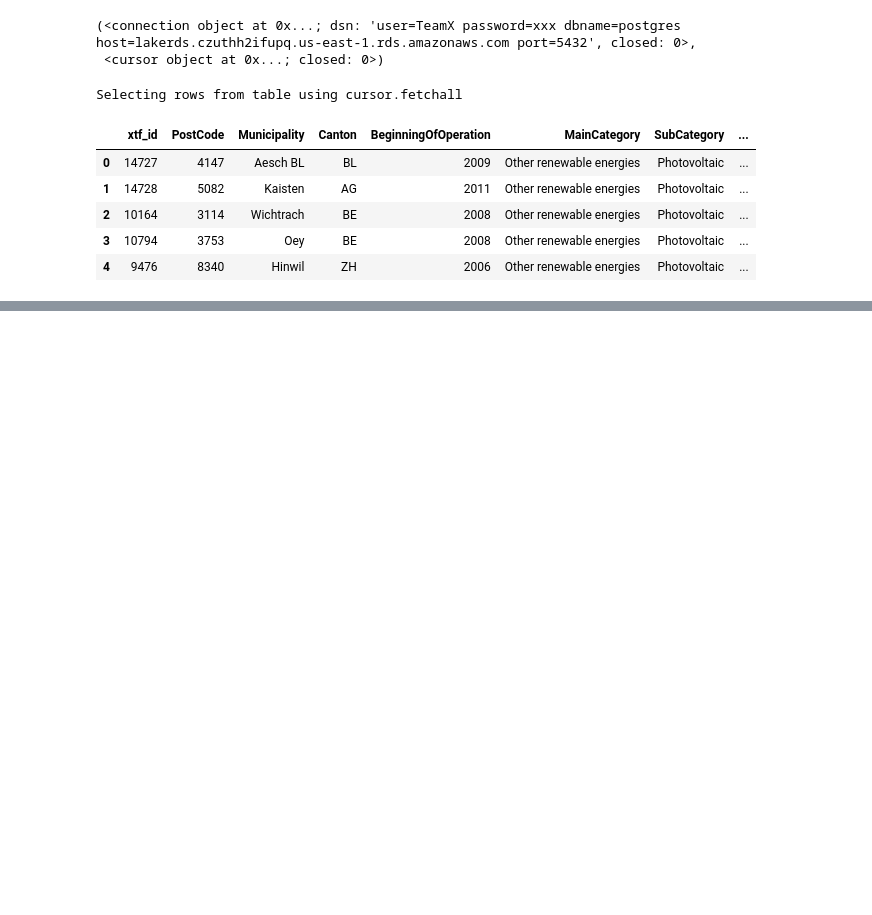
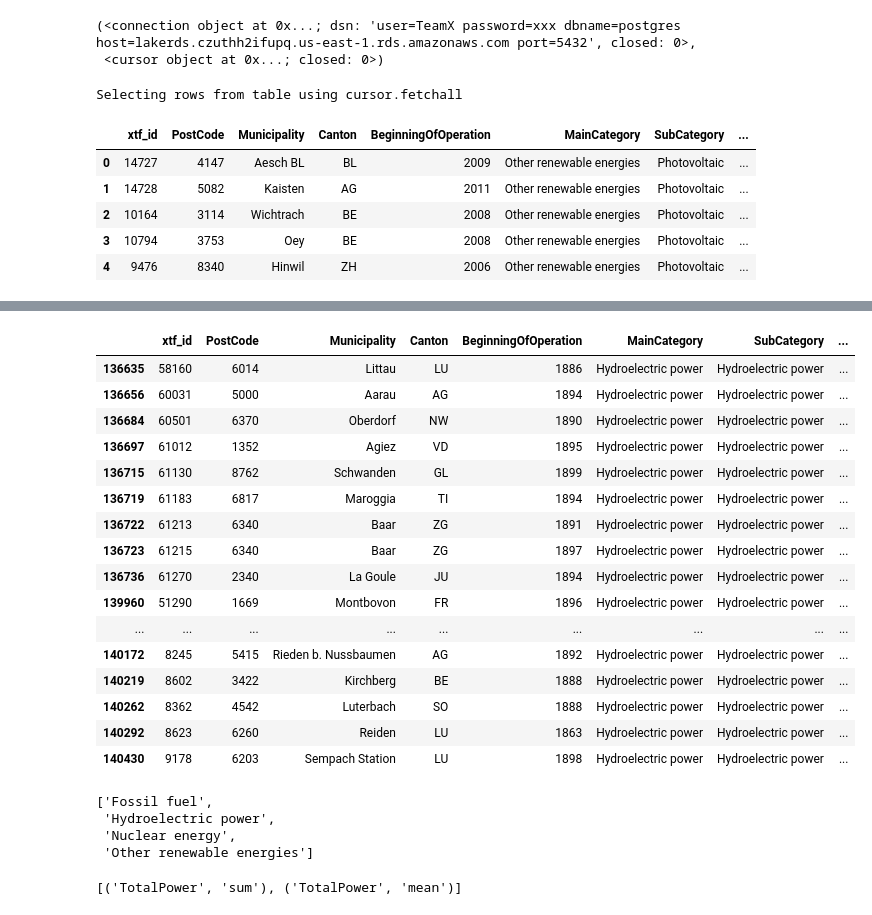
Before and after one commit to FBigler/DWL-Project, a Jupyter notebook: PostgreSQL/Connect_lakerds_LR.ipynb, the cells around one changed output, grey strips where cells are left out. Saved outputs shown, nothing was run; the diff lists cells and outputs as text; code cells hidden in the pictures; blank space fills up the shorter version.

```diff
--- a/PostgreSQL/Connect_lakerds_LR.ipynb
+++ b/PostgreSQL/Connect_lakerds_LR.ipynb
@@ -54,0 +85,44 @@ df.head()
+# %%
+# Checking year of Beginning of operation
+list_years = sorted(list(df['BeginningOfOperation'].drop_duplicates()))
+list_years
+df_18xx = df.loc[df['BeginningOfOperation'] <= 1899]
+df_18xx
+# %% [output]
+|  | xtf_id | PostCode | Municipality | Canton | BeginningOfOperation | MainCategory | SubCategory | ... |
+| 136635 | 58160 | 6014 | Littau | LU | 1886 | Hydroelectric power | Hydroelectric power | ... |
+| 136656 | 60031 | 5000 | Aarau | AG | 1894 | Hydroelectric power | Hydroelectric power | ... |
+| 136684 | 60501 | 6370 | Oberdorf | NW | 1890 | Hydroelectric power | Hydroelectric power | ... |
+| 136697 | 61012 | 1352 | Agiez | VD | 1895 | Hydroelectric power | Hydroelectric power | ... |
+| 136715 | 61130 | 8762 | Schwanden | GL | 1899 | Hydroelectric power | Hydroelectric power | ... |
+| 136719 | 61183 | 6817 | Maroggia | TI | 1894 | Hydroelectric power | Hydroelectric power | ... |
+| 136722 | 61213 | 6340 | Baar | ZG | 1891 | Hydroelectric power | Hydroelectric power | ... |
+| 136723 | 61215 | 6340 | Baar | ZG | 1897 | Hydroelectric power | Hydroelectric power | ... |
+| 136736 | 61270 | 2340 | La Goule | JU | 1894 | Hydroelectric power | Hydroelectric power | ... |
+| 139960 | 51290 | 1669 | Montbovon | FR | 1896 | Hydroelectric power | Hydroelectric power | ... |
+| ... | ... | ... | ... | ... | ... | ... | ... | ... |
+| 140172 | 8245 | 5415 | Rieden b. Nussbaumen | AG | 1892 | Hydroelectric power | Hydroelectric power | ... |
+| 140219 | 8602 | 3422 | Kirchberg | BE | 1888 | Hydroelectric power | Hydroelectric power | ... |
+| 140262 | 8362 | 4542 | Luterbach | SO | 1888 | Hydroelectric power | Hydroelectric power | ... |
+| 140292 | 8623 | 6260 | Reiden | LU | 1863 | Hydroelectric power | Hydroelectric power | ... |
+| 140430 | 9178 | 6203 | Sempach Station | LU | 1898 | Hydroelectric power | Hydroelectric power | ... |
+# %%
+# Main categories
+list_MainCategory = sorted(list(df['MainCategory'].drop_duplicates()))
+list_MainCategory
+# %% [output]
+['Fossil fuel',
+ 'Hydroelectric power',
+ 'Nuclear energy',
+ 'Other renewable energies']
+# %%
+# Plotting energy production by year / Total power / MainCategory
+# Set up
+list_years = sorted(list(df['BeginningOfOperation'].drop_duplicates()))
+Hydro = df.loc[df['MainCategory'] == 'Hydroelectric power'].groupby('BeginningOfOperation').agg({'TotalPower': ['sum', 'mean']})
+Renewable = df.loc[df['MainCategory'] == 'Other renewable energies'].groupby('BeginningOfOperation').agg({'TotalPower': ['sum', 'mean']})
+Fossil = df.loc[df['MainCategory'] == 'Fossil fuel'].groupby('BeginningOfOperation').agg({'TotalPower': ['sum', 'mean']})
+Nuclear = df.loc[df['MainCategory'] == 'Nuclear energy'].groupby('BeginningOfOperation').agg({'TotalPower': ['sum', 'mean']})
+list(Hydro.columns)
+# %% [output]
+[('TotalPower', 'sum'), ('TotalPower', 'mean')]
```
Also changed, not shown: parts of 6 cells of this notebook.
